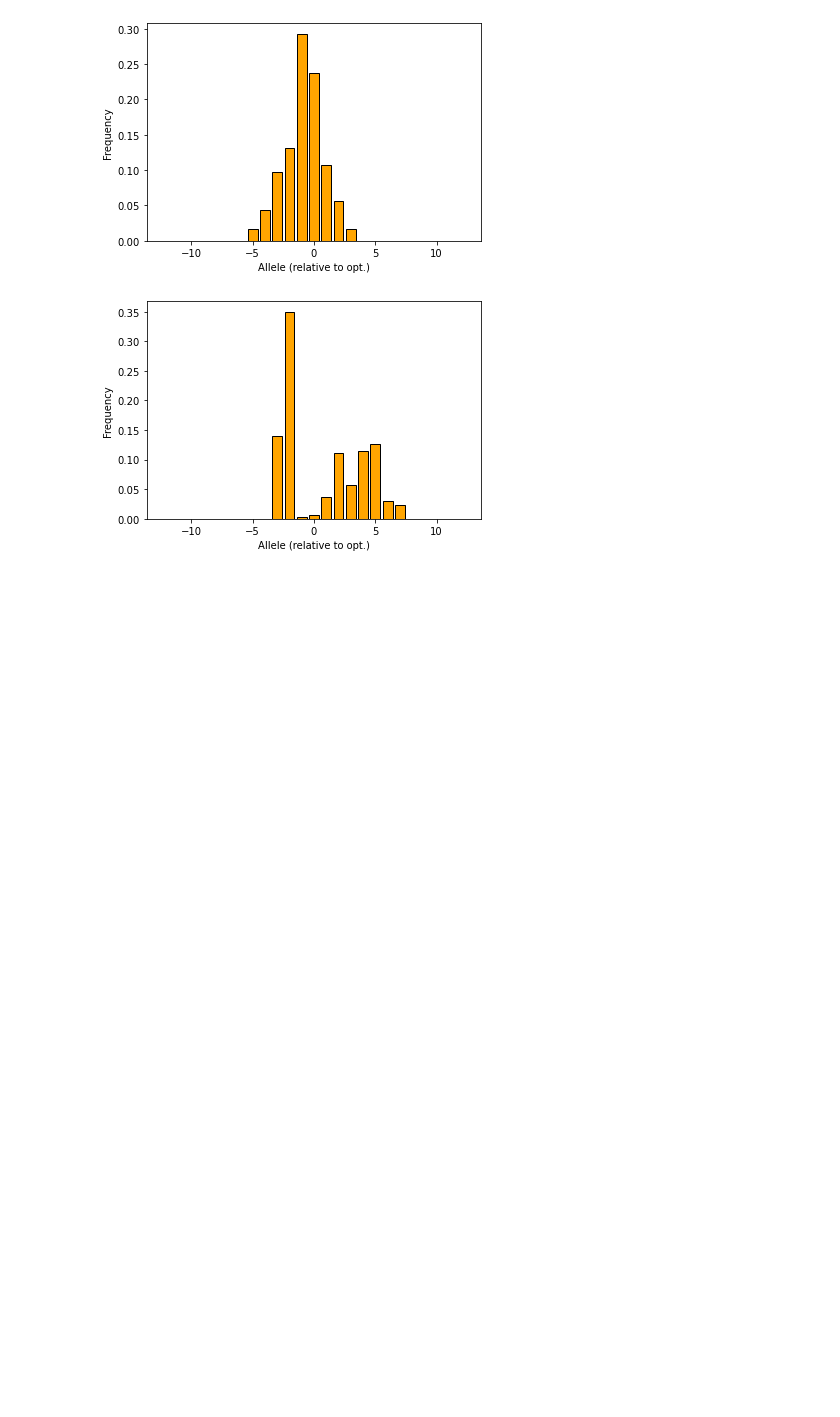
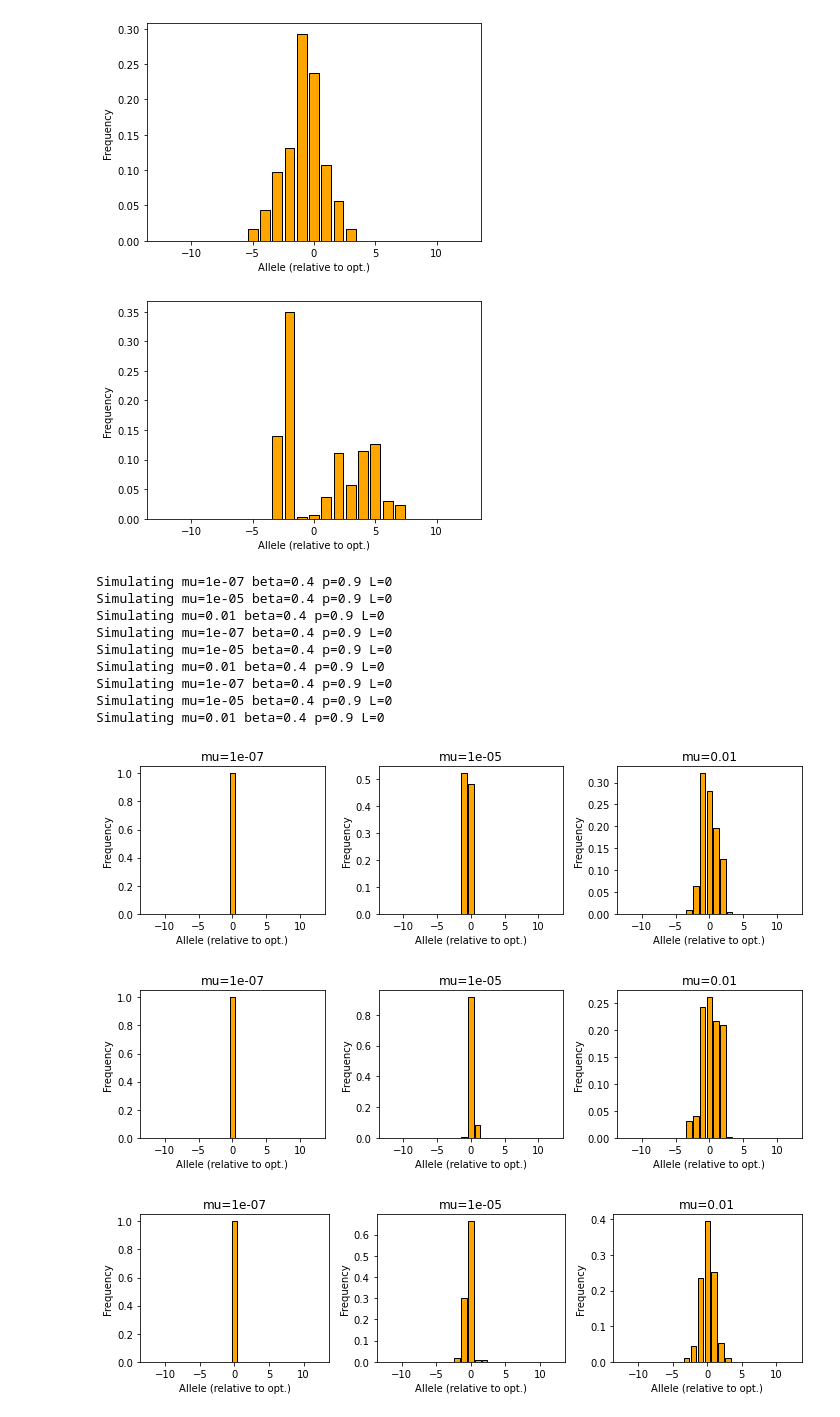
Before and after one commit to gymreklab/STR-Evolution-Review, a Jupyter notebook: str-mutation-models/STRMutationModeling.ipynb, the cells around one changed output. Drawn from its saved outputs; the diff is of its cells as text; code cells hidden in the pictures; blank space fills up the shorter version.

```diff
--- a/str-mutation-models/STRMutationModeling.ipynb
+++ b/str-mutation-models/STRMutationModeling.ipynb
@@ -54,3 +56,38 @@ Simulating mu=0.001 beta=0.1 p=0.8 L=0.8
 [figure]
 [figure]
 [figure]
+# %%
+####### Effect of mutation rate ########
+np.random.seed(12345)
+
+num_alleles = 25
+N_e = 10000
+max_iter = 50000
+end_samp_n = 1000
+p = 0.9
+beta = 0.4
+L = 0
+
+for nsim in range(3):
+    fig = plt.figure()
+    fig.set_size_inches((10, 3))
+    ind = 1
+    for mu in [10e-8, 10e-6, 10e-3]:
+        ax = fig.add_subplot(1, 3, ind)
+        afreqs = Simulate(num_alleles, N_e, mu, beta, p, L, max_iter, end_samp_n)
+        PlotAfreqs(afreqs, ax=ax, title="mu=%s"%mu)
+        ind += 1
+    fig.tight_layout()
+# %% [output]
+Simulating mu=1e-07 beta=0.4 p=0.9 L=0
+Simulating mu=1e-05 beta=0.4 p=0.9 L=0
+Simulating mu=0.01 beta=0.4 p=0.9 L=0
+Simulating mu=1e-07 beta=0.4 p=0.9 L=0
+Simulating mu=1e-05 beta=0.4 p=0.9 L=0
+Simulating mu=0.01 beta=0.4 p=0.9 L=0
+Simulating mu=1e-07 beta=0.4 p=0.9 L=0
+Simulating mu=1e-05 beta=0.4 p=0.9 L=0
+Simulating mu=0.01 beta=0.4 p=0.9 L=0
+[figure, added]
+[figure, added]
+[figure, added]
```
Also changed, not shown: parts of 4 cells of this notebook, 4 other files.
